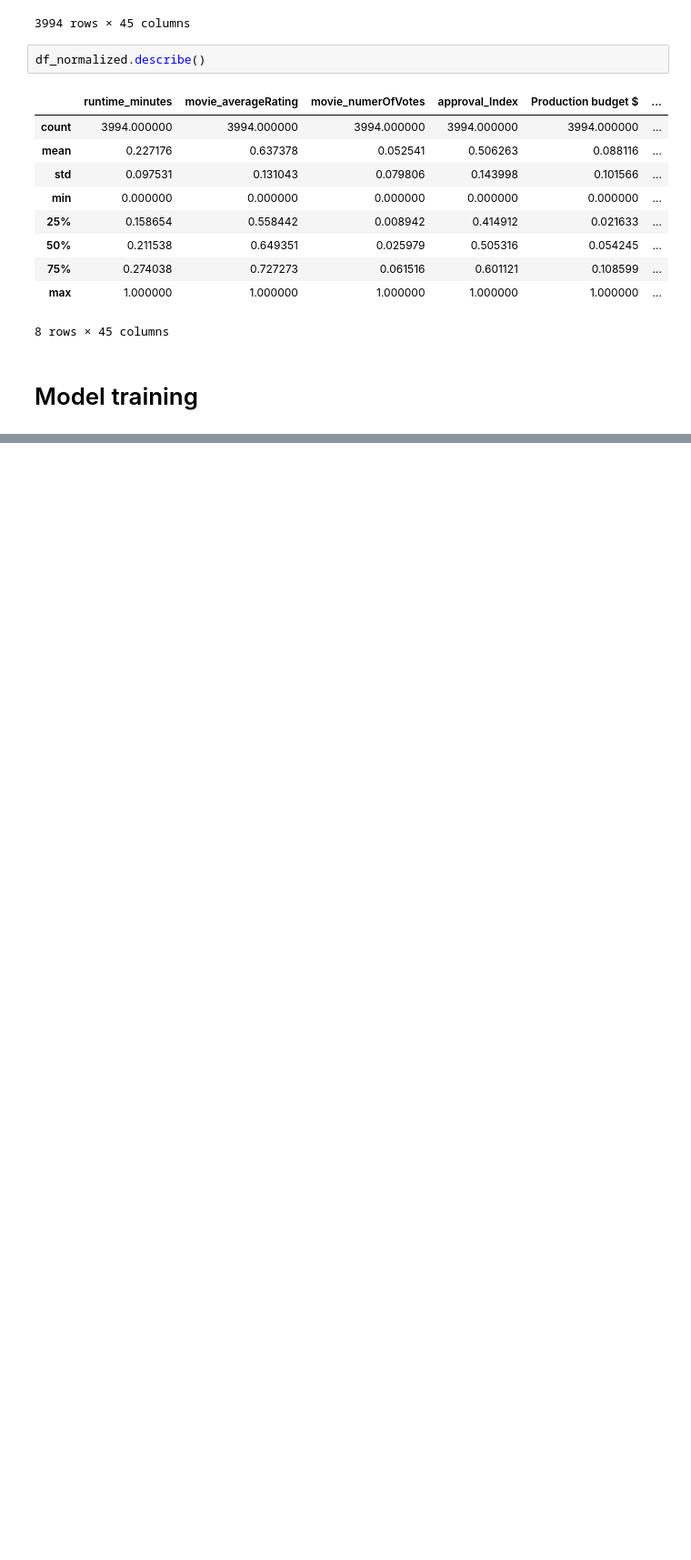
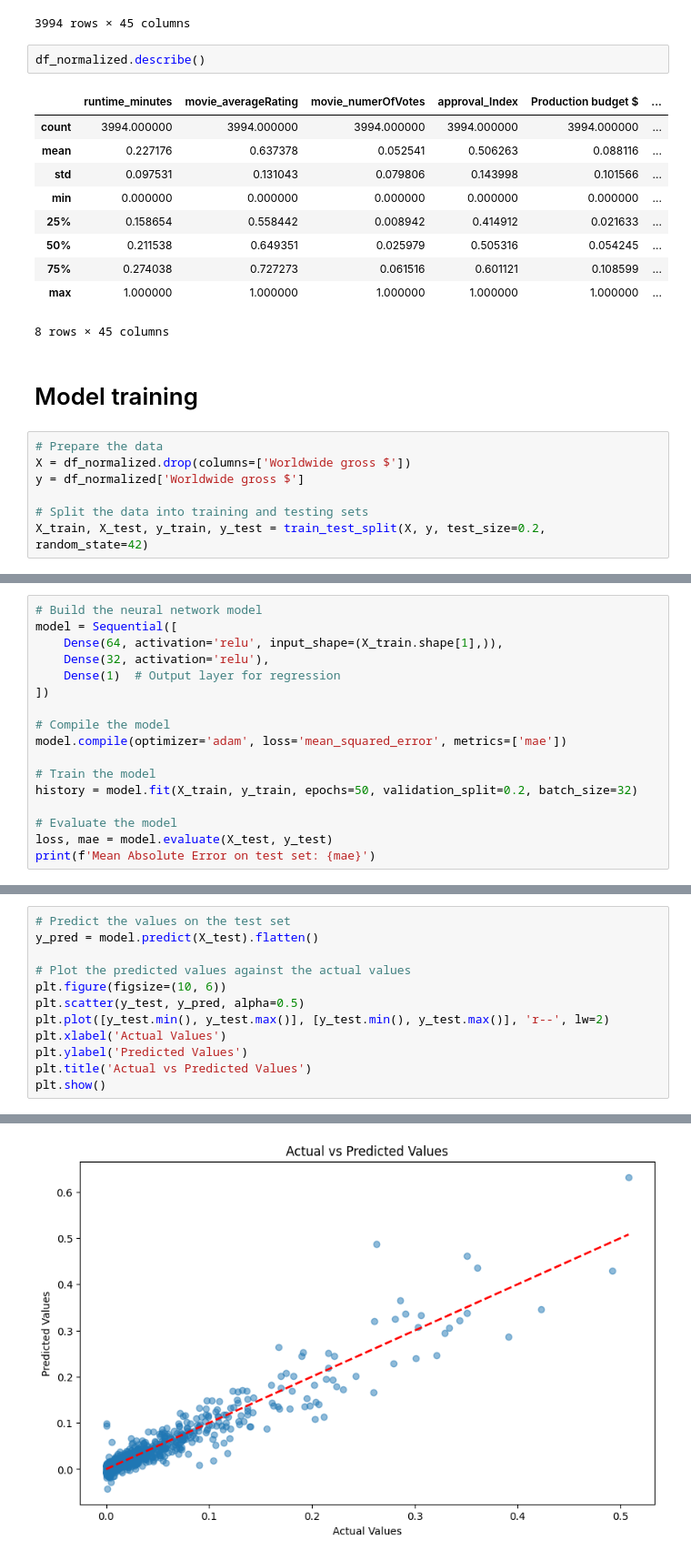
Before and after one commit to gusanitor8/DeepLearningLab2, a Jupyter notebook: lab2.ipynb, the cells around one changed output, grey strips where cells are left out. Shown at 91% size. Cells and saved outputs as stored; diff of their text form; blank space fills up the shorter version.

```diff
--- a/lab2.ipynb
+++ b/lab2.ipynb
@@ -336,3 +343,10 @@ df_normalized.describe()
 8 rows × 45 columns
 # %% [markdown]
 # Model training
+# %%
+# Prepare the data
+X = df_normalized.drop(columns=['Worldwide gross $'])
+y = df_normalized['Worldwide gross $']
+
+# Split the data into training and testing sets
+X_train, X_test, y_train, y_test = train_test_split(X, y, test_size=0.2, random_state=42)
@@ -338,0 +355,17 @@ df_normalized.describe()
+# %%
+# Build the neural network model
+model = Sequential([
+    Dense(64, activation='relu', input_shape=(X_train.shape[1],)),
+    Dense(32, activation='relu'),
+    Dense(1)  # Output layer for regression
+])
+
+# Compile the model
+model.compile(optimizer='adam', loss='mean_squared_error', metrics=['mae'])
+
+# Train the model
+history = model.fit(X_train, y_train, epochs=50, validation_split=0.2, batch_size=32)
+
+# Evaluate the model
+loss, mae = model.evaluate(X_test, y_test)
+print(f'Mean Absolute Error on test set: {mae}')
@@ -338,0 +397,13 @@ df_normalized.describe()
+# %%
+# Predict the values on the test set
+y_pred = model.predict(X_test).flatten()
+
+# Plot the predicted values against the actual values
+plt.figure(figsize=(10, 6))
+plt.scatter(y_test, y_pred, alpha=0.5)
+plt.plot([y_test.min(), y_test.max()], [y_test.min(), y_test.max()], 'r--', lw=2)
+plt.xlabel('Actual Values')
+plt.ylabel('Predicted Values')
+plt.title('Actual vs Predicted Values')
+plt.show()
+# %% [output]
@@ -338,0 +411 @@ df_normalized.describe()
+[figure, added]
```
Also changed, not shown: parts of 11 cells of this notebook.
